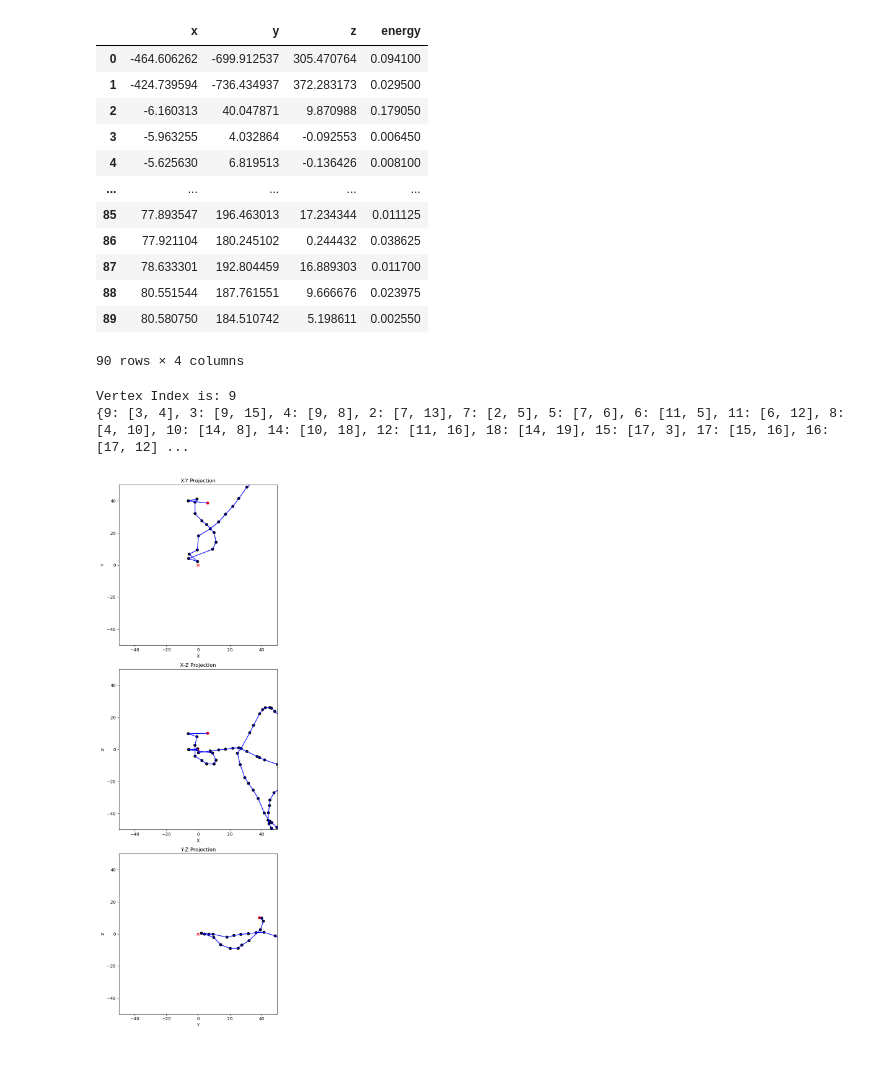
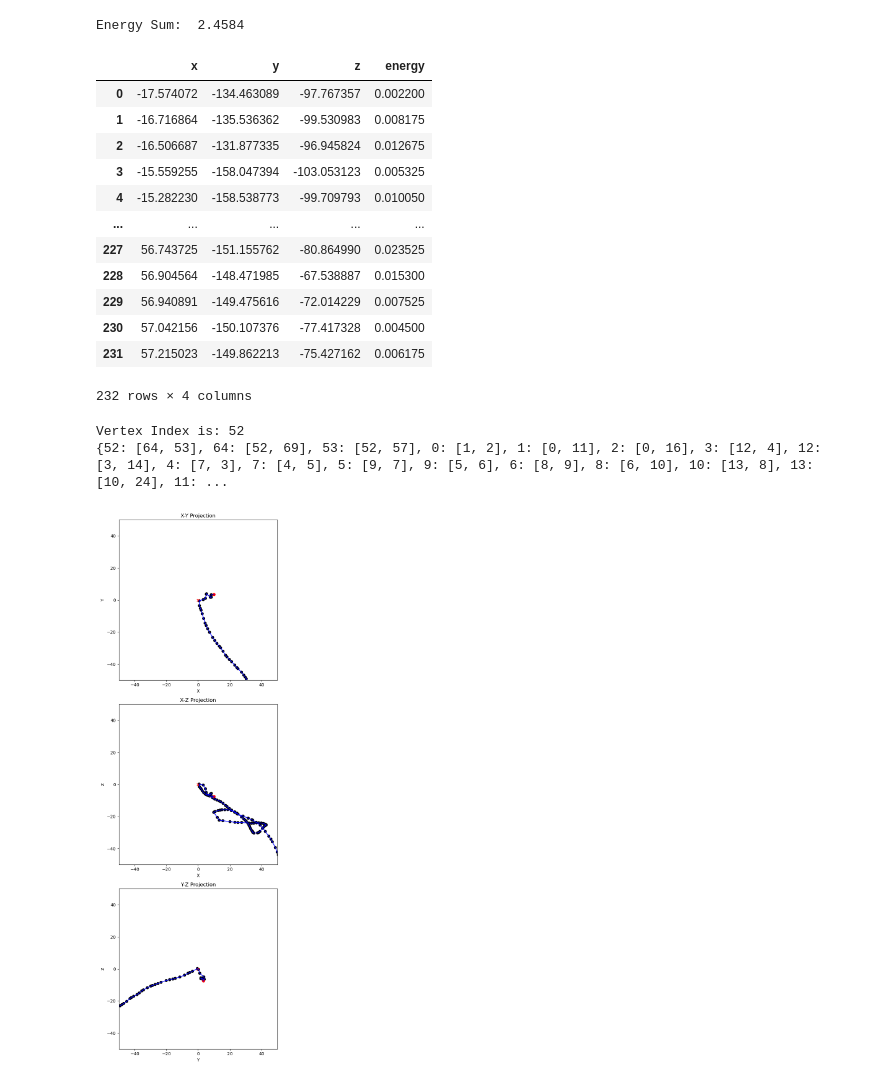
Before and after one commit to kvjmistry/NEXT_nudobe, a Jupyter notebook: workdir/TrackBuilder.ipynb, the cells around one changed output. Drawn from its saved outputs; the diff is of its cells as text; code cells hidden in the pictures.

```diff
--- a/workdir/TrackBuilder.ipynb
+++ b/workdir/TrackBuilder.ipynb
@@ -11,7 +11,7 @@ import itertools
 import copy
 
 # hits = pd.read_hdf('../../NEXT_nudobe/files/data/Leptoquark_SM_nexus.h5',"MC/hits")
-hits = pd.read_hdf('../../NEXT_nudobe/files/data/Leptoquark_SM_10mm_smear.h5',"MC/hits")
+hits = pd.read_hdf('../../NEXT_nudobe/files/data/Leptoquark_SM_4mm_smear.h5',"MC/hits")
 
 
 display(hits)
@@ -32,7 +32,7 @@ display(hits)
 # %%
 %matplotlib widget
 
-data = hits[hits.event_id ==1802]
+data = hits[hits.event_id ==1820]
 
 # There seems to be a duplicate row sometimes
 data = data.drop_duplicates()
@@ -46,9 +46,10 @@ data = data.sample(frac=1).reset_index(drop=True)
 # then sort it based on the x,y,z
 data = data.sort_values(by=['x', "y", "z"]).reset_index(drop=True)
 
+# Print energy sum
+print("Energy Sum: ", data.energy.sum())
+
 display(data)
-
-df = pd.DataFrame(data)
 
 # Calculate the distance matrix
 dist_matrix = distance_matrix(data[['x', 'y', 'z']], data[['x', 'y', 'z']])
@@ -163,7 +164,7 @@ connections = []
 # Calculate the Euclidean distance from the origin for each row
 data['distance'] = np.sqrt(data['x']**2 + data['y']**2 + data['z']**2)
 vertex_index = data['distance'].idxmin()
-df_hits = data.drop(columns=['distance'])
+data = data.drop(columns=['distance'])
 print("Vertex Index is:" , vertex_index)
 
 # Make a connection to the two closest nodes
@@ -244,47 +245,48 @@ fig, axs = plt.subplots(3, 1, figsize=(6, 18))
 plot_connections(axs[0], data['x'], data['y'], connections, connection_count, 'X', 'Y')
 
 # Plot xz projection
 plot_connections(axs[1], data['x'], data['z'], connections, connection_count, 'X', 'Z')
 
 # Plot yz projection
 plot_connections(axs[2], data['y'], data['z'], connections, connection_count, 'Y', 'Z')
 
 plt.tight_layout()
 plt.show()
 
 # # Plot in 3D
 # fig = plt.figure(figsize=(10, 8))
 # ax = fig.add_subplot(111, projection='3d')
 # colors = ['r' if count == 1 or count == 0 else 'k' for count in connection_count]
 # ax.scatter(data['x'], data['y'], data['z'], c=colors, marker='o')
 # for connection in connections:
 #     start_node = connection[0]
 #     end_node = connection[1]
 #     ax.plot([data['x'][start_node], data['x'][end_node]],
 #             [data['y'][start_node], data['y'][end_node]],
 #             [data['z'][start_node], data['z'][end_node]], 'b-')
 # ax.set_xlabel('X')
 # ax.set_ylabel('Y')
 # ax.set_zlabel('Z')
 # ax.set_title('3D Projection')
 # plt.show()
 # %% [output]
+Energy Sum:  2.4584
 |  | x | y | z | energy |
-| 0 | -464.606262 | -699.912537 | 305.470764 | 0.094100 |
-| 1 | -424.739594 | -736.434937 | 372.283173 | 0.029500 |
-| 2 | -6.160313 | 40.047871 | 9.870988 | 0.179050 |
-| 3 | -5.963255 | 4.032864 | -0.092553 | 0.006450 |
-| 4 | -5.625630 | 6.819513 | -0.136426 | 0.008100 |
+| 0 | -17.574072 | -134.463089 | -97.767357 | 0.002200 |
+| 1 | -16.716864 | -135.536362 | -99.530983 | 0.008175 |
+| 2 | -16.506687 | -131.877335 | -96.945824 | 0.012675 |
+| 3 | -15.559255 | -158.047394 | -103.053123 | 0.005325 |
+| 4 | -15.282230 | -158.538773 | -99.709793 | 0.010050 |
 | ... | ... | ... | ... | ... |
-| 85 | 77.893547 | 196.463013 | 17.234344 | 0.011125 |
-| 86 | 77.921104 | 180.245102 | 0.244432 | 0.038625 |
-| 87 | 78.633301 | 192.804459 | 16.889303 | 0.011700 |
-| 88 | 80.551544 | 187.761551 | 9.666676 | 0.023975 |
-| 89 | 80.580750 | 184.510742 | 5.198611 | 0.002550 |
+| 227 | 56.743725 | -151.155762 | -80.864990 | 0.023525 |
+| 228 | 56.904564 | -148.471985 | -67.538887 | 0.015300 |
+| 229 | 56.940891 | -149.475616 | -72.014229 | 0.007525 |
+| 230 | 57.042156 | -150.107376 | -77.417328 | 0.004500 |
+| 231 | 57.215023 | -149.862213 | -75.427162 | 0.006175 |
-90 rows × 4 columns
-Vertex Index is: 9
-{9: [3, 4], 3: [9, 15], 4: [9, 8], 2: [7, 13], 7: [2, 5], 5: [7, 6], 6: [11, 5], 11: [6, 12], 8: [4, 10], 10: [14, 8], 14: [10, 18], 12: [11, 16], 18: [14, 19], 15: [17, 3], 17: [15, 16], 16: [17, 12] ...
+232 rows × 4 columns
+Vertex Index is: 52
+{52: [64, 53], 64: [52, 69], 53: [52, 57], 0: [1, 2], 1: [0, 11], 2: [0, 16], 3: [12, 4], 12: [3, 14], 4: [7, 3], 7: [4, 5], 5: [9, 7], 9: [5, 6], 6: [8, 9], 8: [6, 10], 10: [13, 8], 13: [10, 24], 11: ...
-[figure, old version]
+[figure, new version]
 # %%
 # Track building
 
```
Also changed, not shown: parts of 5 cells of this notebook, 1 other file.
